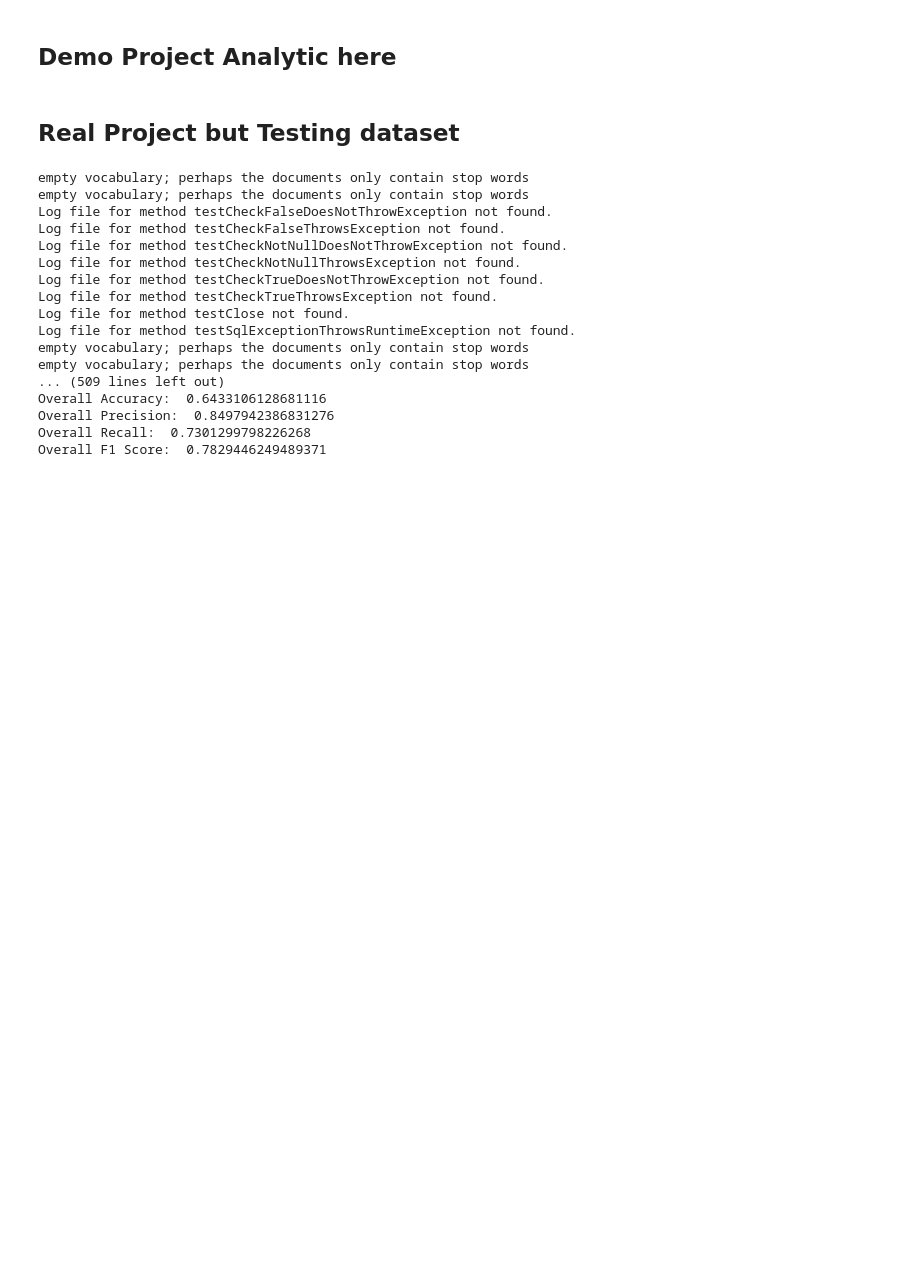
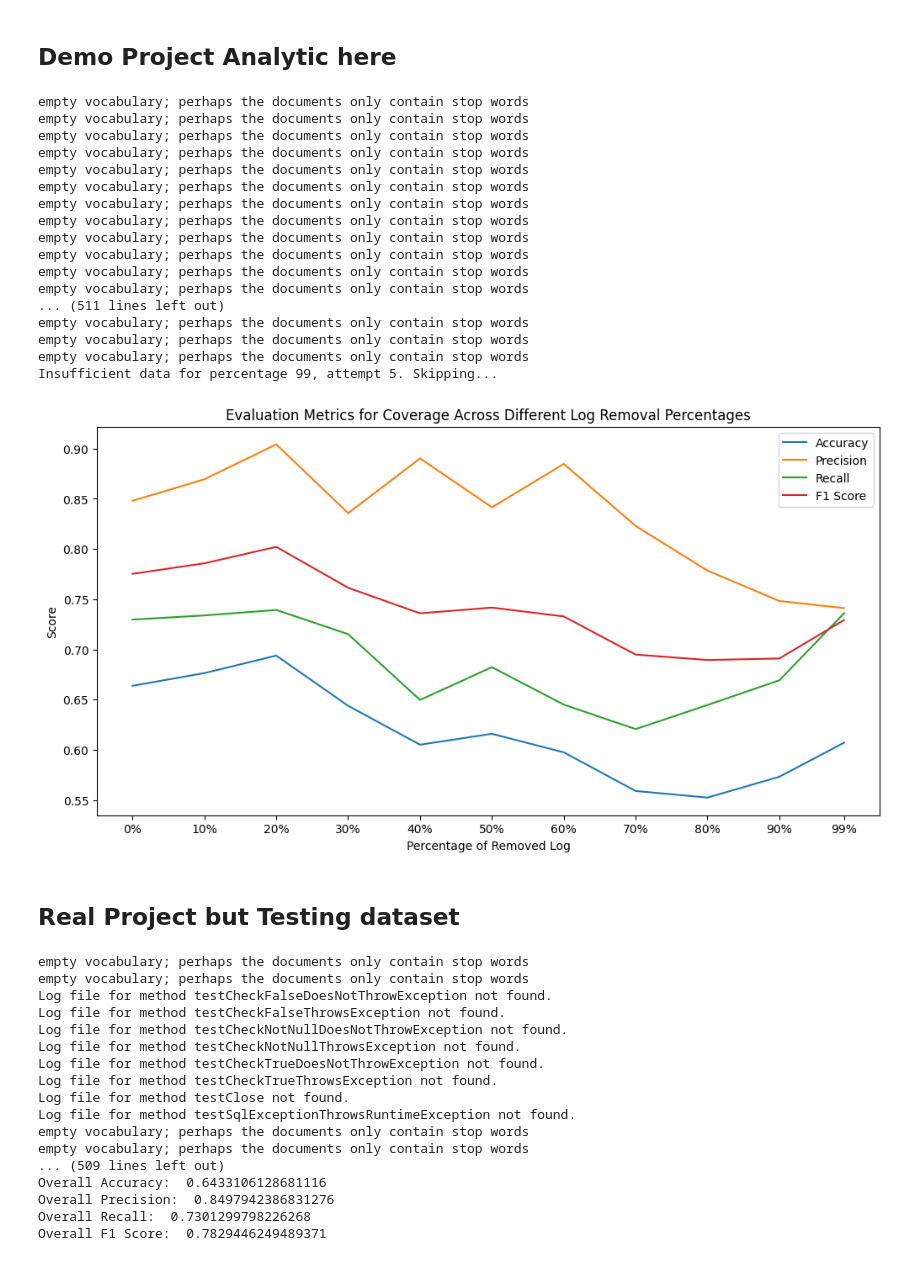
Before and after one commit to Tezigudo/fault-localization, a Jupyter notebook: experiment.ipynb, the cells around one changed output. Cells and saved outputs as stored; diff of their text form; code cells hidden in the pictures; blank space fills up the shorter version.

```diff
--- a/experiment.ipynb
+++ b/experiment.ipynb
@@ -6,6 +24,7 @@ pip install -r requirements.txt
 import os
 import pandas as pd
 import numpy as np
+import json
 import matplotlib.pyplot as plt
 from sklearn.feature_extraction.text import CountVectorizer
 from sklearn.ensemble import RandomForestClassifier
@@ -34,6 +53,12 @@ def extract_all_word_from_log(log_context):
 
 def parse_execution_trace(file_path):
     return pd.read_csv(file_path)
+
+def get_total_line_of_code(file_path):
+    data = None
+    with open(file_path, 'r') as input_file:
+        data = json.load(input_file)
+    return data
 
 def vectorize_execution_trace(trace_df, unique_methods, total_lines_of_code):
     execution_vectors = {}
@@ -113,7 +138,7 @@ def evaluate_predictions(method_test, y_test, y_pred, total_lines_of_code):
 
 # Directory structure
 base_directory = 'data/percentage_of_removed_log'
-
+total_lines_of_code = get_total_line_of_code('line_of_code-demo.json')
 # Lists to store results
 overall_accuracies = []
 overall_precisions = []
@@ -121,12 +146,6 @@ overall_recalls = []
 overall_f1s = []
 percentages = []
 
-total_lines_of_code = {
-    'src/test/java/functions/CalculatorTest.java': 290,
-    'src/main/java/functions/Calculator.java': 173,
-    'src/main/java/functions/distributions/Calculator2.java': 9,
-    'src/main/java/functions/distributions/Calculator3.java': 20,
-}
 
 # Iterate through each dataset directory
 for folder in sorted(os.listdir(base_directory)):
@@ -211,33 +230,52 @@ for folder in sorted(os.listdir(base_directory)):
         y_pred = model.predict(X_test)
 
         acc, prec, recall, f1 = evaluate_predictions(method_test, y_test, y_pred, total_lines_of_code)
 
         acc_list.append(np.mean(acc))
         prec_list.append(np.mean(prec))
         recall_list.append(np.mean(recall))
         f1_list.append(np.mean(f1))
 
     if not acc_list or not prec_list or not recall_list or not f1_list:
         print(f"No valid data for percentage {percentage}. Skipping...")
         continue
 
     overall_accuracies.append(np.mean(acc_list))
     overall_precisions.append(np.mean(prec_list))
     overall_recalls.append(np.mean(recall_list))
     overall_f1s.append(np.mean(f1_list))
 
 # Visualize the results
 plt.figure(figsize=(12, 6))
 plt.plot(percentages, overall_accuracies, label='Accuracy')
 plt.plot(percentages, overall_precisions, label='Precision')
 plt.plot(percentages, overall_recalls, label='Recall')
 plt.plot(percentages, overall_f1s, label='F1 Score')
 plt.xlabel('Percentage of Removed Log')
 plt.ylabel('Score')
 plt.title('Evaluation Metrics for Coverage Across Different Log Removal Percentages')
 plt.xticks(percentages, [f'{p}%' for p in percentages])
 plt.legend()
 plt.show()
+# %% [output]
+empty vocabulary; perhaps the documents only contain stop words
+empty vocabulary; perhaps the documents only contain stop words
+empty vocabulary; perhaps the documents only contain stop words
+empty vocabulary; perhaps the documents only contain stop words
+empty vocabulary; perhaps the documents only contain stop words
+empty vocabulary; perhaps the documents only contain stop words
+empty vocabulary; perhaps the documents only contain stop words
+empty vocabulary; perhaps the documents only contain stop words
+empty vocabulary; perhaps the documents only contain stop words
+empty vocabulary; perhaps the documents only contain stop words
+empty vocabulary; perhaps the documents only contain stop words
+empty vocabulary; perhaps the documents only contain stop words
+... (511 lines left out)
+empty vocabulary; perhaps the documents only contain stop words
+empty vocabulary; perhaps the documents only contain stop words
+empty vocabulary; perhaps the documents only contain stop words
+Insufficient data for percentage 99, attempt 5. Skipping...
+[figure, added]
 # %% [markdown]
 ## Real Project but Testing dataset
 # %%
```
Also changed, not shown: parts of 3 cells of this notebook, 2 other files.
